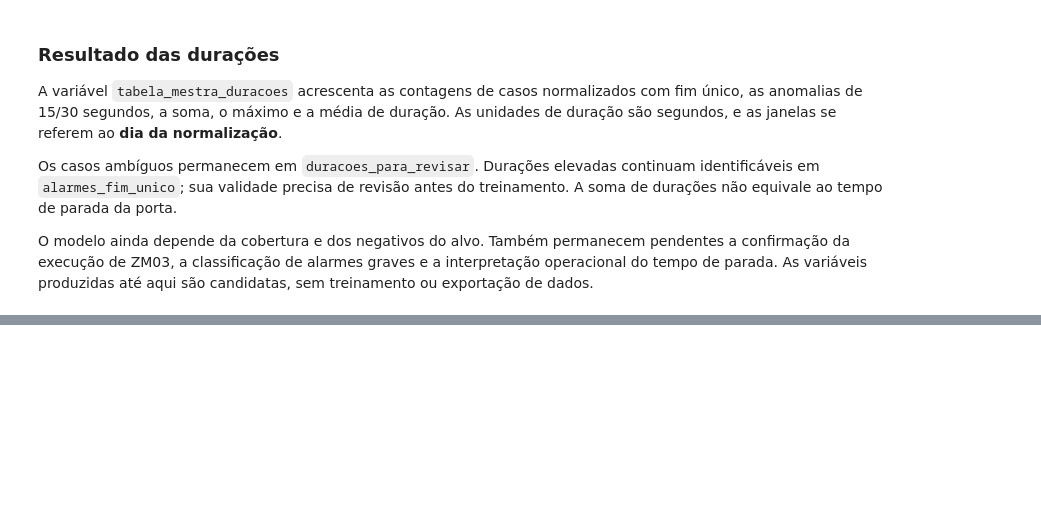
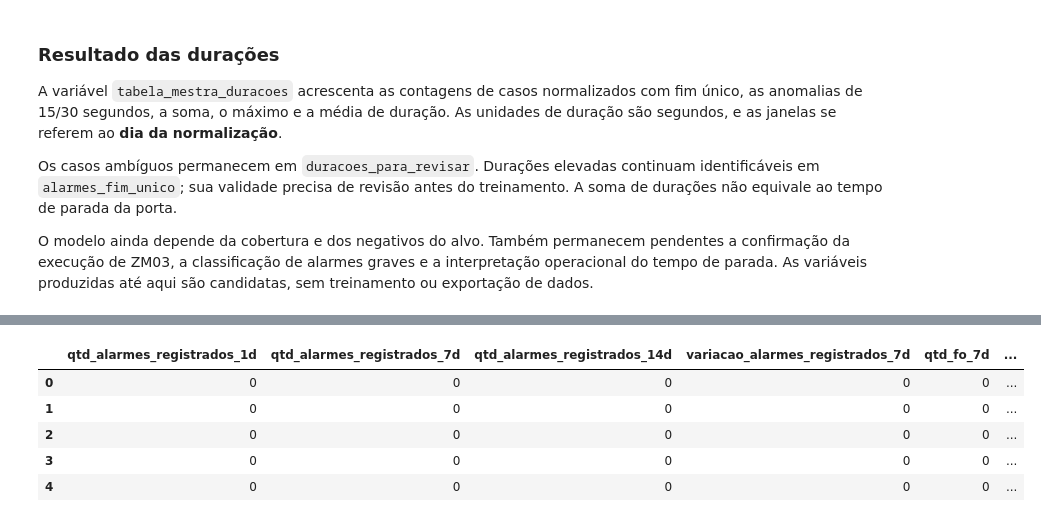
Before and after one commit to joaocardosodias/Lumem, a Jupyter notebook: models/modelo-rnn-1/01-criacao-tabela-mestra.ipynb, the cells around one changed output, grey strips where cells are left out. Saved outputs shown, nothing was run; the diff lists cells and outputs as text; code cells hidden in the pictures; blank space fills up the shorter version.

```diff
--- a/models/modelo-rnn-1/01-criacao-tabela-mestra.ipynb
+++ b/models/modelo-rnn-1/01-criacao-tabela-mestra.ipynb
@@ -2674,0 +2901,52 @@ O modelo ainda depende da cobertura e dos negativos do alvo. Também permanecem
+# %%
+eventos_zm02_individuais = zm02.loc[
+    zm02["tipo_ativo"].eq(TIPO_ATIVO)
+    & zm02["chave_candidata"].isin(portas["chave_candidata"])
+    & (zm02["ordem"].notna() | zm02["nota"].notna())
+    & zm02["data_avaria"].le(DATA_FIM),
+    ["chave_candidata", "data_avaria"],
+].drop_duplicates()
+
+fontes_historico_final = {
+    "zm01": eventos_zm01_individuais,
+    "zm02": eventos_zm02_individuais,
+}
+
+for tipo, eventos in fontes_historico_final.items():
+    anteriores = eventos.loc[eventos["data_avaria"] < DATA_INICIO]
+    ultima_antes = anteriores.groupby("chave_candidata")["data_avaria"].max()
+
+    datas_eventos = eventos.loc[
+        eventos["data_avaria"].between(DATA_INICIO, DATA_FIM)
+    ].rename(columns={"data_avaria": "data"}).copy()
+
+    coluna_data = f"data_ultima_{tipo}"
+    datas_eventos[coluna_data] = datas_eventos["data"]
+    base_modelagem = base_modelagem.merge(
+        datas_eventos, on=["chave_candidata", "data"], how="left", validate="one_to_one"
+    )
+    base_modelagem[coluna_data] = (
+        base_modelagem.groupby("chave_candidata")[coluna_data].ffill()
+    )
+    base_modelagem[coluna_data] = base_modelagem[coluna_data].fillna(
+        base_modelagem["chave_candidata"].map(ultima_antes)
+    )
+    base_modelagem[f"dias_desde_ultima_{tipo}"] = (
+        base_modelagem["data"] - base_modelagem[coluna_data]
+    ).dt.days.astype("Int64")
+    base_modelagem[f"sem_historico_{tipo}"] = base_modelagem[coluna_data].isna().astype("int8")
+
+    tem_data = base_modelagem[coluna_data].notna()
+    assert (base_modelagem.loc[tem_data, coluna_data] <= base_modelagem.loc[tem_data, "data"]).all()
+    assert base_modelagem[f"dias_desde_ultima_{tipo}"].dropna().ge(0).all()
+
+assert base_modelagem[features_alarmes_modelo].notna().all().all()
+assert "falha_7d" not in features_numericas + features_indicadores + features_estaticas
+display(base_modelagem[features_numericas + features_indicadores].head())
+# %% [output]
+|  | qtd_alarmes_registrados_1d | qtd_alarmes_registrados_7d | qtd_alarmes_registrados_14d | variacao_alarmes_registrados_7d | qtd_fo_7d | ... |
+| 0 | 0 | 0 | 0 | 0 | 0 | ... |
+| 1 | 0 | 0 | 0 | 0 | 0 | ... |
+| 2 | 0 | 0 | 0 | 0 | 0 | ... |
+| 3 | 0 | 0 | 0 | 0 | 0 | ... |
+| 4 | 0 | 0 | 0 | 0 | 0 | ... |
```
Also changed, not shown: parts of 18 cells of this notebook.
